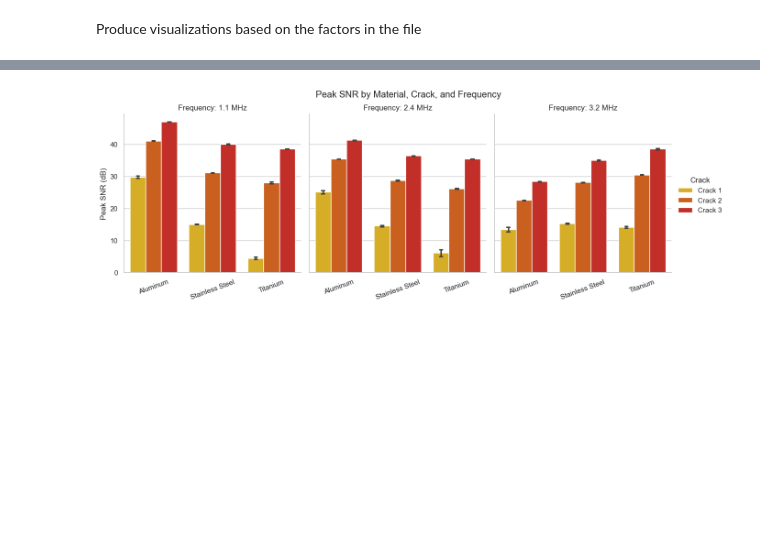
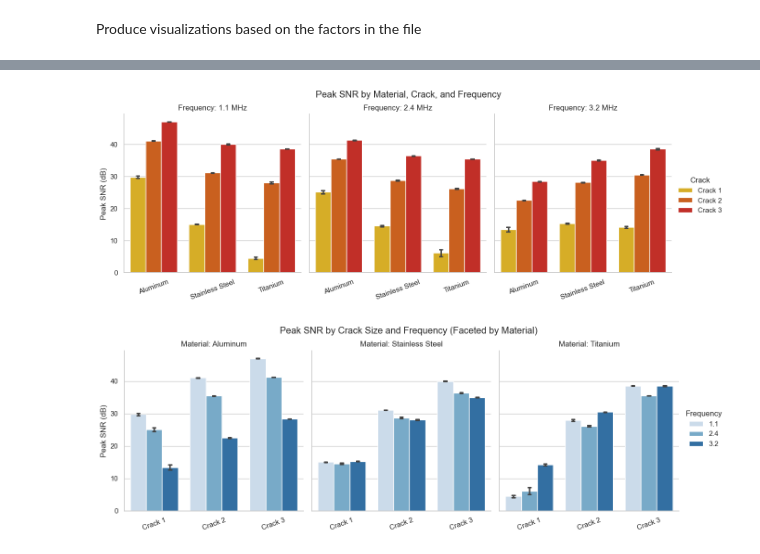
Before and after one commit to Animal-Inspired-Motion-And-Robotics-Lab/ldcscanner, a Jupyter notebook: SNR_Interactive_Analysis.ipynb, the cells around one changed output, grey strips where cells are left out. Cells and saved outputs as stored; diff of their text form; code cells hidden in the pictures; blank space fills up the shorter version.

Commit message:
Good progress on SNR visualization

```diff
--- a/SNR_Interactive_Analysis.ipynb
+++ b/SNR_Interactive_Analysis.ipynb
@@ -160,7 +160,16 @@ Produce visualizations based on the factors in the file
 # %%
 import matplotlib.pyplot as plt
 import seaborn as sns
-from config import LABEL_COLOR_MAP
+import importlib
+from datetime import datetime
+from pathlib import Path
+from matplotlib.backends.backend_pdf import PdfPages
+import config as cfg
+
+cfg = importlib.reload(cfg)
+LABEL_COLOR_MAP = getattr(cfg, "LABEL_COLOR_MAP", {})
+FREQUENCY_COLOR_MAP = getattr(cfg, "FREQUENCY_COLOR_MAP", {})
+MATERIAL_COLOR_MAP = getattr(cfg, "MATERIAL_COLOR_MAP", {})
 
 plot_df = per_crack_df.copy()
 
@@ -172,7 +181,18 @@ if "Crack" not in plot_df.columns:
 
 material_order = [m for m in ["Aluminum", "Stainless Steel", "Titanium"] if m in plot_df["Material"].dropna().unique()] or None
 frequency_order = [f for f in ["1.1", "2.4", "3.2"] if f in plot_df["Frequency"].dropna().unique()] or None
-hue_order = list(dict.fromkeys(plot_df["Crack"].dropna().astype(str))) or None
+
+def crack_size_key(label):
+    text = str(label)
+    lower = text.lower()
+    if "not" in lower:
+        return (99, lower)
+    digits = "".join(ch for ch in text if ch.isdigit())
+    if digits:
+        return (int(digits), lower)
+    return (98, lower)
+
+hue_order = sorted(list(dict.fromkeys(plot_df["Crack"].dropna().astype(str))), key=crack_size_key) or None
 fallback_palette = sns.color_palette("tab10", n_colors=max(len(hue_order or []), 1))
 palette = {crack: LABEL_COLOR_MAP.get(crack, fallback_palette[i % len(fallback_palette)]) for i, crack in enumerate(hue_order or [])}
 
@@ -202,5 +222,70 @@ g.fig.suptitle("Peak SNR by Material, Crack, and Frequency", y=1.03)
 for ax in g.axes.flat:
     ax.tick_params(axis="x", rotation=20)
 
+freq_fallback = sns.color_palette("Blues", n_colors=max(len(frequency_order or []), 1))
+freq_palette = {freq: FREQUENCY_COLOR_MAP.get(freq, freq_fallback[i % len(freq_fallback)]) for i, freq in enumerate(frequency_order or [])}
+
+g2 = sns.catplot(
+    data=plot_df,
+    x="Crack",
+    y="peak_snr_db",
+    hue="Frequency",
+    col="Material",
+    kind="bar",
+    order=hue_order,
+    hue_order=frequency_order,
+    col_order=material_order,
+    palette=freq_palette if freq_palette else None,
+    estimator="mean",
+    errorbar="sd",
+    capsize=0.15,
+    height=4.5,
+    aspect=0.95,
+    sharey=True,
+)
+
+g2.set_axis_labels("", "Peak SNR (dB)")
+g2.set_titles("Material: {col_name}")
+g2.fig.suptitle("Peak SNR by Crack Size and Frequency (Faceted by Material)", y=1.03)
+for ax in g2.axes.flat:
+    ax.tick_params(axis="x", rotation=20)
+
+mat_fallback = sns.color_palette("mako", n_colors=max(len(material_order or []), 1))
+mat_palette = {mat: MATERIAL_COLOR_MAP.get(mat, mat_fallback[i % len(mat_fallback)]) for i, mat in enumerate(material_order or [])}
+
+g3 = sns.catplot(
+    data=plot_df,
+    x="Crack",
+    y="peak_snr_db",
+    hue="Material",
+    col="Frequency",
+    kind="bar",
+    order=hue_order,
+    hue_order=material_order,
+    col_order=frequency_order,
+    palette=mat_palette if mat_palette else None,
+    estimator="mean",
+    errorbar="sd",
+    capsize=0.15,
+    height=4.5,
+    aspect=0.95,
+    sharey=True,
+)
+
+g3.set_axis_labels("", "Peak SNR (dB)")
+g3.set_titles("Frequency: {col_name} MHz")
+g3.fig.suptitle("Peak SNR by Crack Size and Material (Faceted by Frequency)", y=1.03)
+for ax in g3.axes.flat:
+    ax.tick_params(axis="x", rotation=20)
+
+pdf_dir = Path("outputs") / "reports"
+pdf_dir.mkdir(parents=True, exist_ok=True)
+pdf_path = pdf_dir / f"snr_grouped_plots_{datetime.now():%Y%m%d_%H%M%S}.pdf"
+with PdfPages(pdf_path) as pdf:
+    pdf.savefig(g.fig, bbox_inches="tight")
+    pdf.savefig(g2.fig, bbox_inches="tight")
+    pdf.savefig(g3.fig, bbox_inches="tight")
+print(f"Saved plot PDF: {pdf_path}")
+
 plt.show()
 # %% [output]
@@ -207 +293,2 @@ plt.show()
 [figure]
+[figure, added]
```
Also changed, not shown: parts of 1 cell of this notebook, 4 other files.
